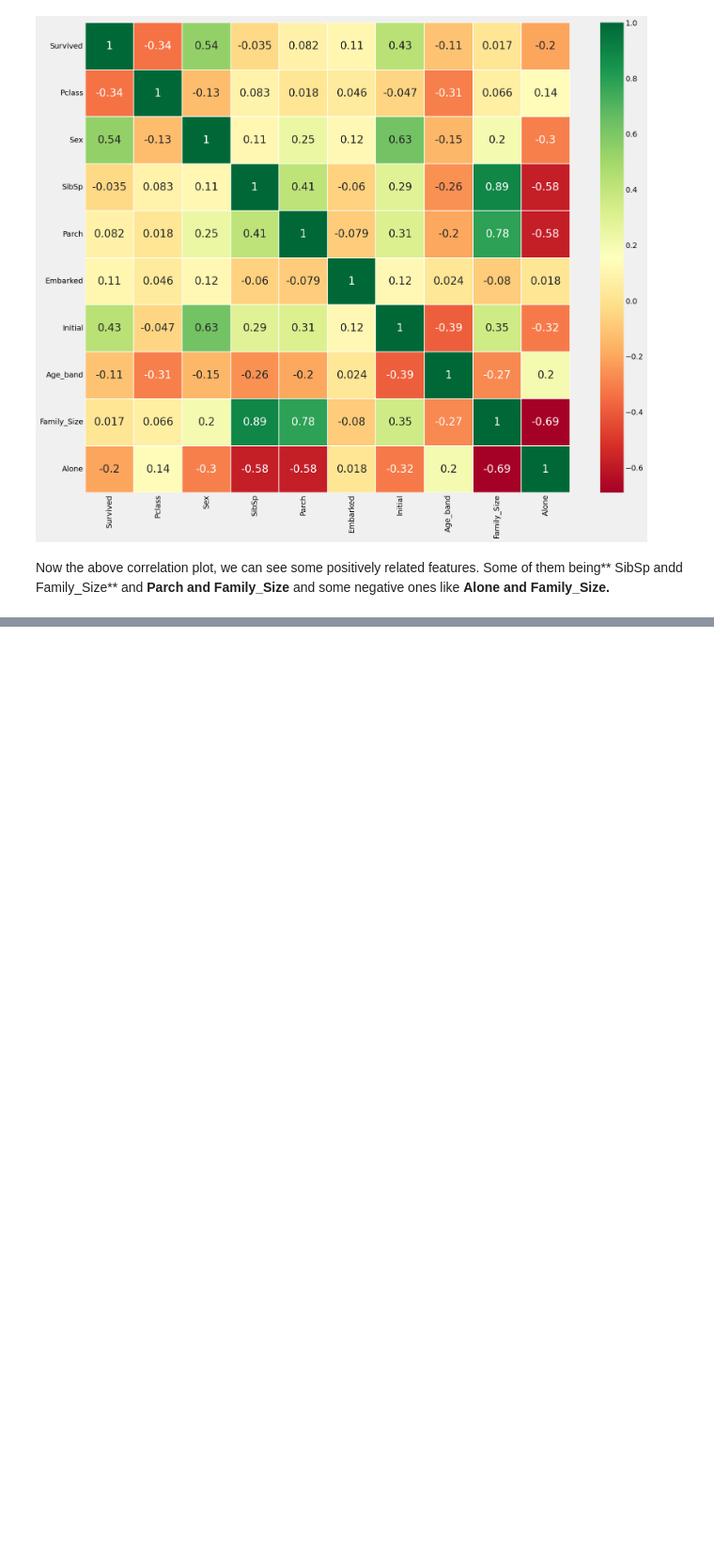
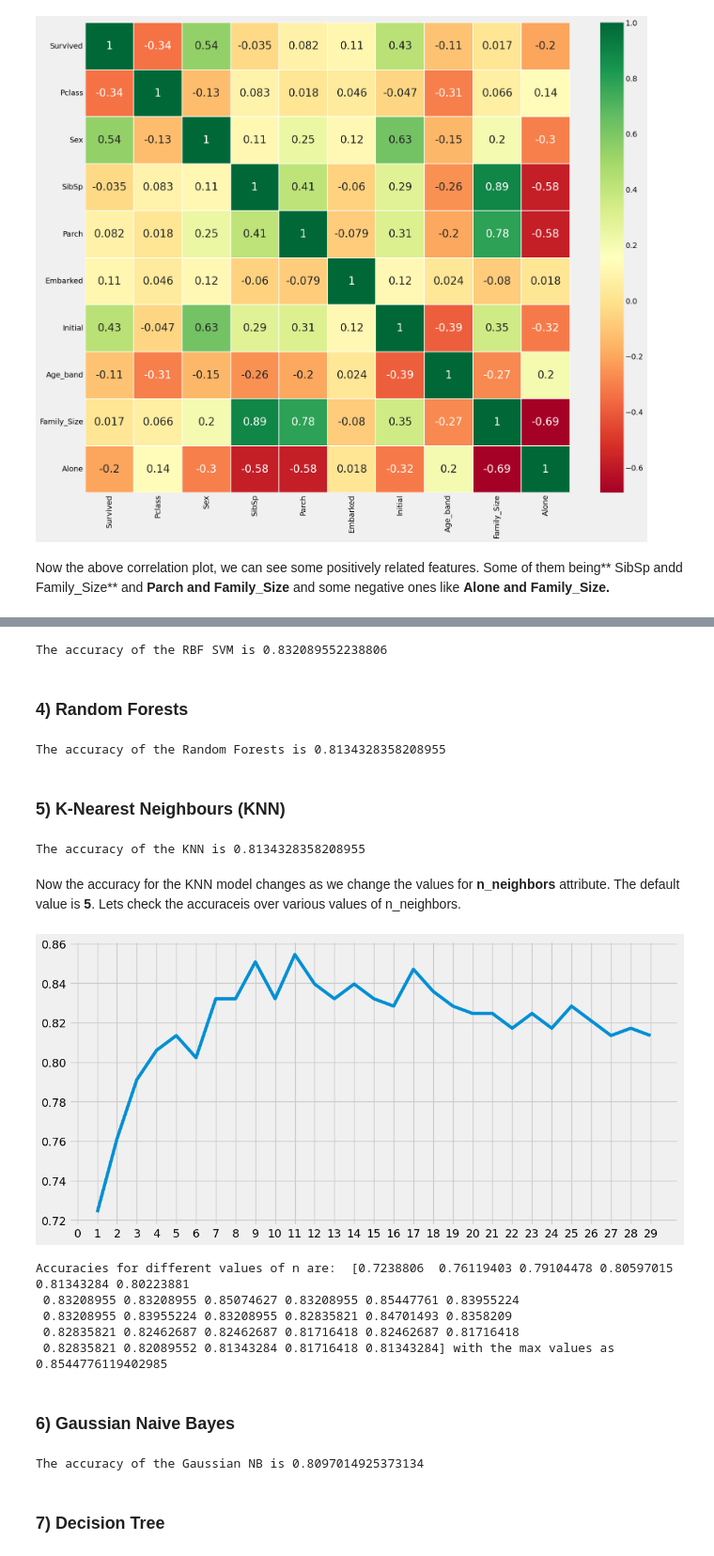
Before and after one commit to shinyfe74/Titanic_Prediction, a Jupyter notebook: EDA_to_Pred.ipynb, the cells around one changed output, grey strips where cells are left out. Shown at 94% size. Drawn from its saved outputs; the diff is of its cells as text; code cells hidden in the pictures; blank space fills up the shorter version.

```diff
--- a/EDA_to_Pred.ipynb
+++ b/EDA_to_Pred.ipynb
@@ -742,0 +764,6 @@ from sklearn.metrics import confusion_matrix #for confusion matrix
+# %%
+model = svm.SVC(kernel='linear', C=0.1, gamma=0.1)
+model.fit(train_X, train_Y)
+prediction2 = model.predict(test_X)
+print('The accuracy of the Linear SVM is', metrics.accuracy_score(prediction2, test_Y))
+Models_Accuracy['Linear SVM'] = metrics.accuracy_score(prediction2, test_Y)
@@ -742,0 +774,69 @@ from sklearn.metrics import confusion_matrix #for confusion matrix
+# %%
+model = svm.SVC(kernel='rbf', C=0.1, gamma = 0.1)
+model.fit(train_X, train_Y)
+prediction3 = model.predict(test_X)
+print('The accuracy of the RBF SVM is', metrics.accuracy_score(prediction3, test_Y))
+Models_Accuracy['RBF SVM'] = metrics.accuracy_score(prediction3, test_Y)
+# %% [output]
+The accuracy of the RBF SVM is 0.832089552238806
+# %% [markdown]
+### 4) Random Forests
+# %%
+model = RandomForestClassifier(n_estimators=100)
+model.fit(train_X, train_Y)
+prediction4 = model.predict(test_X)
+print('The accuracy of the Random Forests is', metrics.accuracy_score(prediction4, test_Y))
+Models_Accuracy['Random Forests'] = metrics.accuracy_score(prediction4, test_Y)
+# %% [output]
+The accuracy of the Random Forests is 0.8134328358208955
+# %% [markdown]
+### 5) K-Nearest Neighbours (KNN)
+# %%
+model = KNeighborsClassifier() #n_neighbors
+# KNeighborsClassifier??
+model.fit(train_X, train_Y)
+prediction5 = model.predict(test_X)
+print('The accuracy of the KNN is', metrics.accuracy_score(prediction5, test_Y))
+# %% [output]
+The accuracy of the KNN is 0.8134328358208955
+# %% [markdown]
+Now the accuracy for the KNN model changes as we change the values for **n_neighbors** attribute. The default value is **5**. Lets check the accuraceis over various values of n_neighbors.
+# %%
+acc_score_list = pd.Series()
+
+#calculate accuracy according to n_neighbors
+for i in range(1,30):
+  model = KNeighborsClassifier(n_neighbors=i)
+  model.fit(train_X, train_Y)
+  temp_prediction = model.predict(test_X)
+  acc_score_list = acc_score_list.append(pd.Series(metrics.accuracy_score(temp_prediction, test_Y)))
+
+#draw figure
+plt.plot([x for x in range(1,30)], acc_score_list) #X축과 Y축 갯수가 일치해야함
+plt.xticks([x for x in range(0,30)])
+fig=plt.gcf()
+fig.set_size_inches(12,6)
+plt.show()
+print('Accuracies for different values of n are: ', acc_score_list.values,
+      'with the max values as ', acc_score_list.max())
+
+Models_Accuracy['KNN'] = acc_score_list.max()
+# %% [output]
+[figure, added]
+Accuracies for different values of n are:  [0.7238806  0.76119403 0.79104478 0.80597015 0.81343284 0.80223881
+ 0.83208955 0.83208955 0.85074627 0.83208955 0.85447761 0.83955224
+ 0.83208955 0.83955224 0.83208955 0.82835821 0.84701493 0.8358209
+ 0.82835821 0.82462687 0.82462687 0.81716418 0.82462687 0.81716418
+ 0.82835821 0.82089552 0.81343284 0.81716418 0.81343284] with the max values as  0.8544776119402985
+# %% [markdown]
+### 6) Gaussian Naive Bayes
+# %%
+model = GaussianNB()
+model.fit(train_X, train_Y)
+prediction6 = model.predict(test_X)
+print('The accuracy of the Gaussian NB is', metrics.accuracy_score(prediction6, test_Y))
+Models_Accuracy['Gaussian NB'] = metrics.accuracy_score(prediction6, test_Y)
+# %% [output]
+The accuracy of the Gaussian NB is 0.8097014925373134
+# %% [markdown]
+### 7) Decision Tree
```
Also changed, not shown: parts of 25 cells of this notebook.
